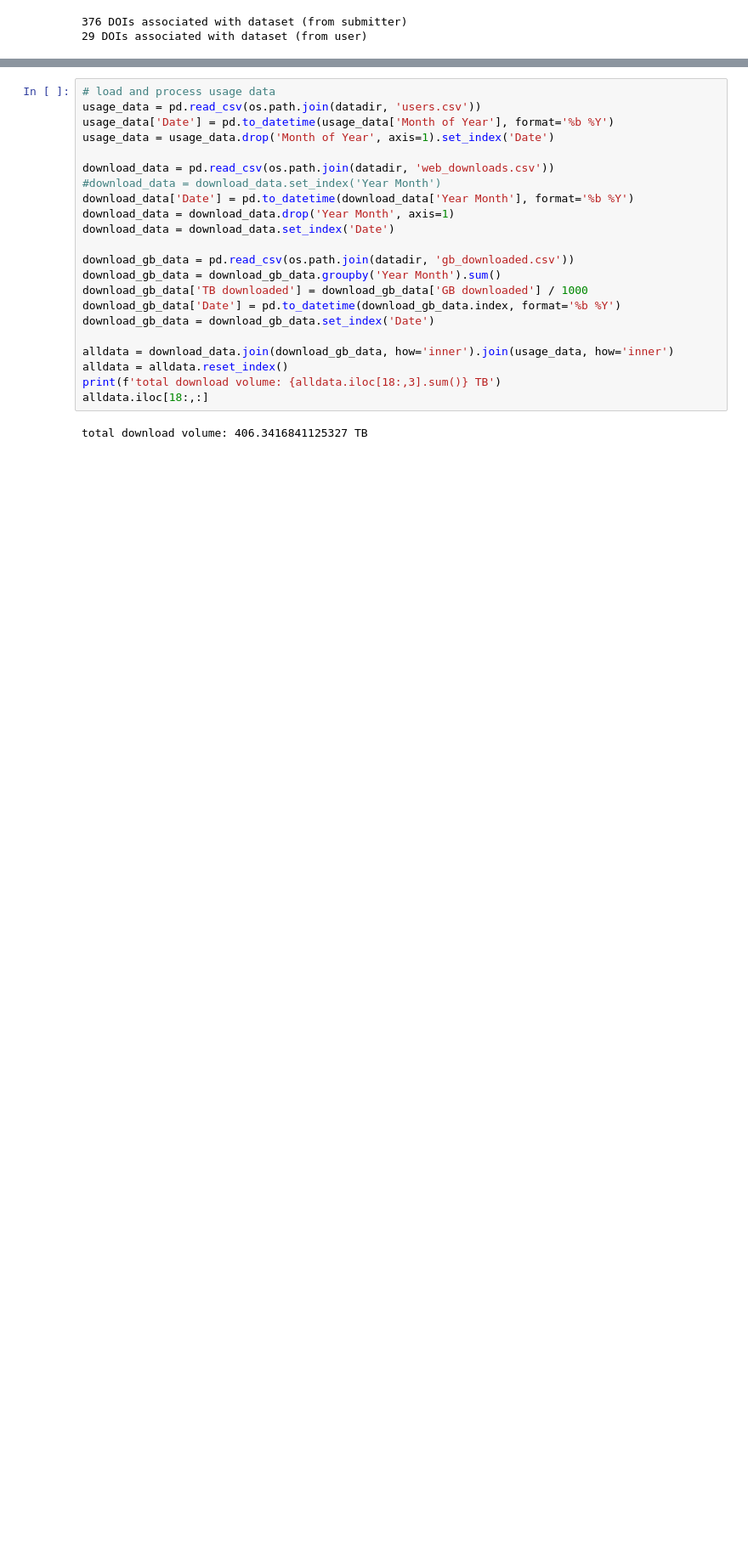
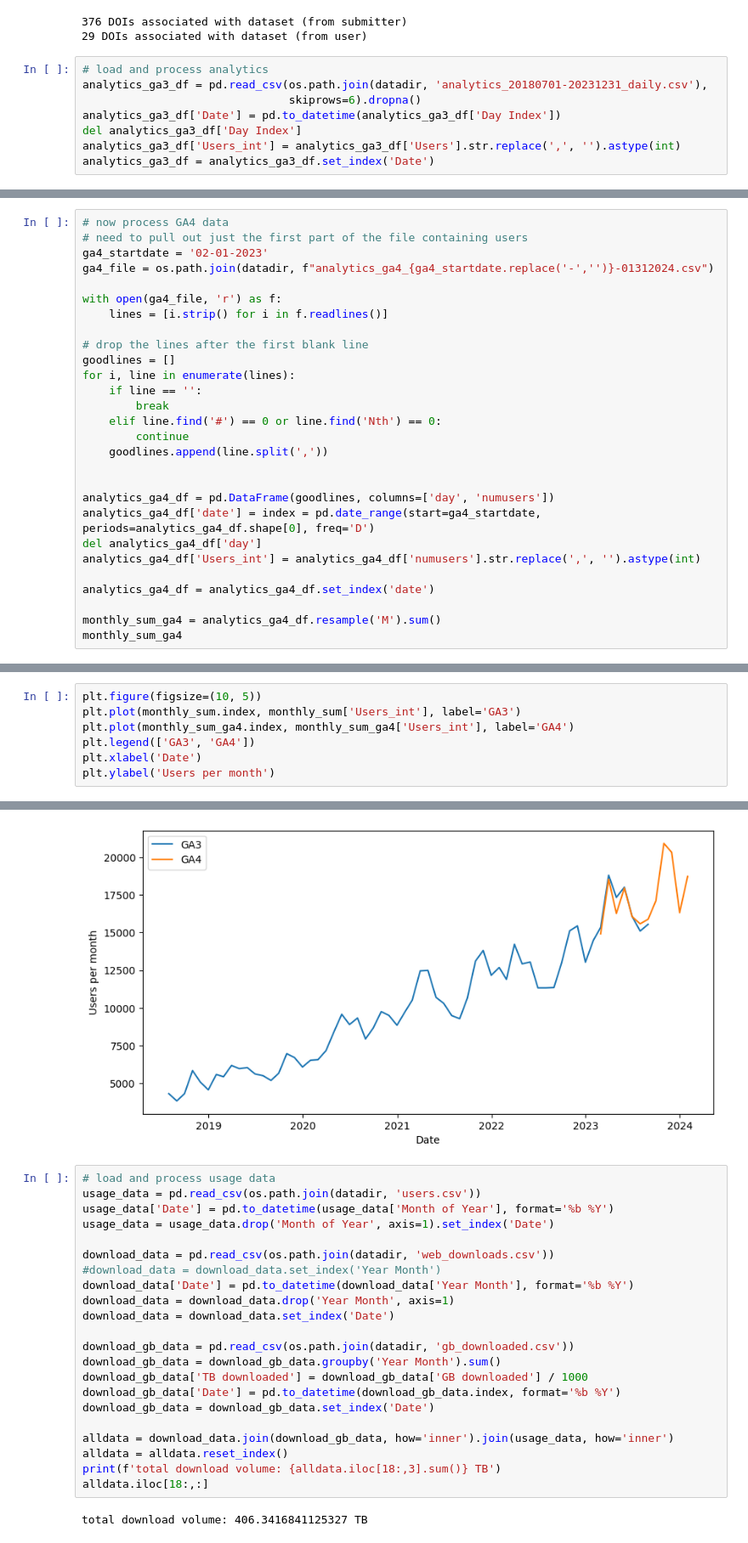
Before and after one commit to poldrack/OpenNeuro_analyses, a Jupyter notebook: metadata_analyses/UsageFigures.ipynb, the cells around one changed output, grey strips where cells are left out. Shown at 85% size. Saved outputs shown, nothing was run; the diff lists cells and outputs as text; blank space fills up the shorter version.

```diff
--- a/metadata_analyses/UsageFigures.ipynb
+++ b/metadata_analyses/UsageFigures.ipynb
@@ -26,3 +30,11 @@ df_sorted['cumulative_subjects'] = df_sorted['# of subjects'].cumsum()
 # %% [output]
 376 DOIs associated with dataset (from submitter)
 29 DOIs associated with dataset (from user)
+# %%
+# load and process analytics
+analytics_ga3_df = pd.read_csv(os.path.join(datadir, 'analytics_20180701-20231231_daily.csv'),
+                               skiprows=6).dropna()
+analytics_ga3_df['Date'] = pd.to_datetime(analytics_ga3_df['Day Index'])
+del analytics_ga3_df['Day Index']
+analytics_ga3_df['Users_int'] = analytics_ga3_df['Users'].str.replace(',', '').astype(int)
+analytics_ga3_df = analytics_ga3_df.set_index('Date')
@@ -28,0 +67,28 @@ df_sorted['cumulative_subjects'] = df_sorted['# of subjects'].cumsum()
+# %%
+# now process GA4 data
+# need to pull out just the first part of the file containing users
+ga4_startdate = '02-01-2023'
+ga4_file = os.path.join(datadir, f"analytics_ga4_{ga4_startdate.replace('-','')}-01312024.csv")
+
+with open(ga4_file, 'r') as f:
+    lines = [i.strip() for i in f.readlines()]
+
+# drop the lines after the first blank line
+goodlines = []
+for i, line in enumerate(lines):
+    if line == '':
+        break
+    elif line.find('#') == 0 or line.find('Nth') == 0:
+        continue
+    goodlines.append(line.split(','))
+
+
+analytics_ga4_df = pd.DataFrame(goodlines, columns=['day', 'numusers'])
+analytics_ga4_df['date'] = index = pd.date_range(start=ga4_startdate, periods=analytics_ga4_df.shape[0], freq='D')
+del analytics_ga4_df['day']
+analytics_ga4_df['Users_int'] = analytics_ga4_df['numusers'].str.replace(',', '').astype(int)
+
+analytics_ga4_df = analytics_ga4_df.set_index('date')
+
+monthly_sum_ga4 = analytics_ga4_df.resample('M').sum()
+monthly_sum_ga4
@@ -28,0 +110,8 @@ df_sorted['cumulative_subjects'] = df_sorted['# of subjects'].cumsum()
+# %%
+plt.figure(figsize=(10, 5))
+plt.plot(monthly_sum.index, monthly_sum['Users_int'], label='GA3')
+plt.plot(monthly_sum_ga4.index, monthly_sum_ga4['Users_int'], label='GA4')
+plt.legend(['GA3', 'GA4'])
+plt.xlabel('Date')
+plt.ylabel('Users per month')
+# %% [output]
@@ -29,3 +119,4 @@ df_sorted['cumulative_subjects'] = df_sorted['# of subjects'].cumsum()
+[figure, added]
 # %%
 # load and process usage data
 usage_data = pd.read_csv(os.path.join(datadir, 'users.csv'))
```
Also changed, not shown: parts of 5 cells of this notebook, 9 other files.
